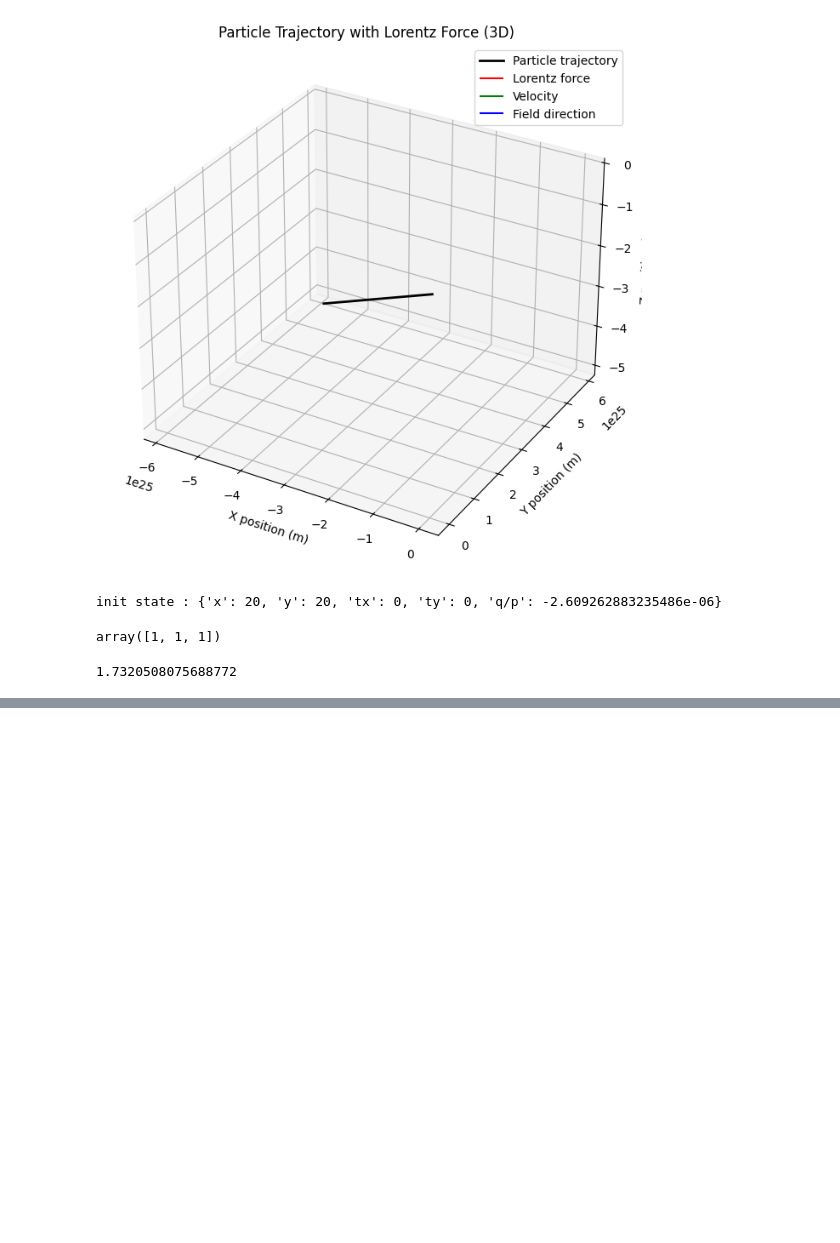
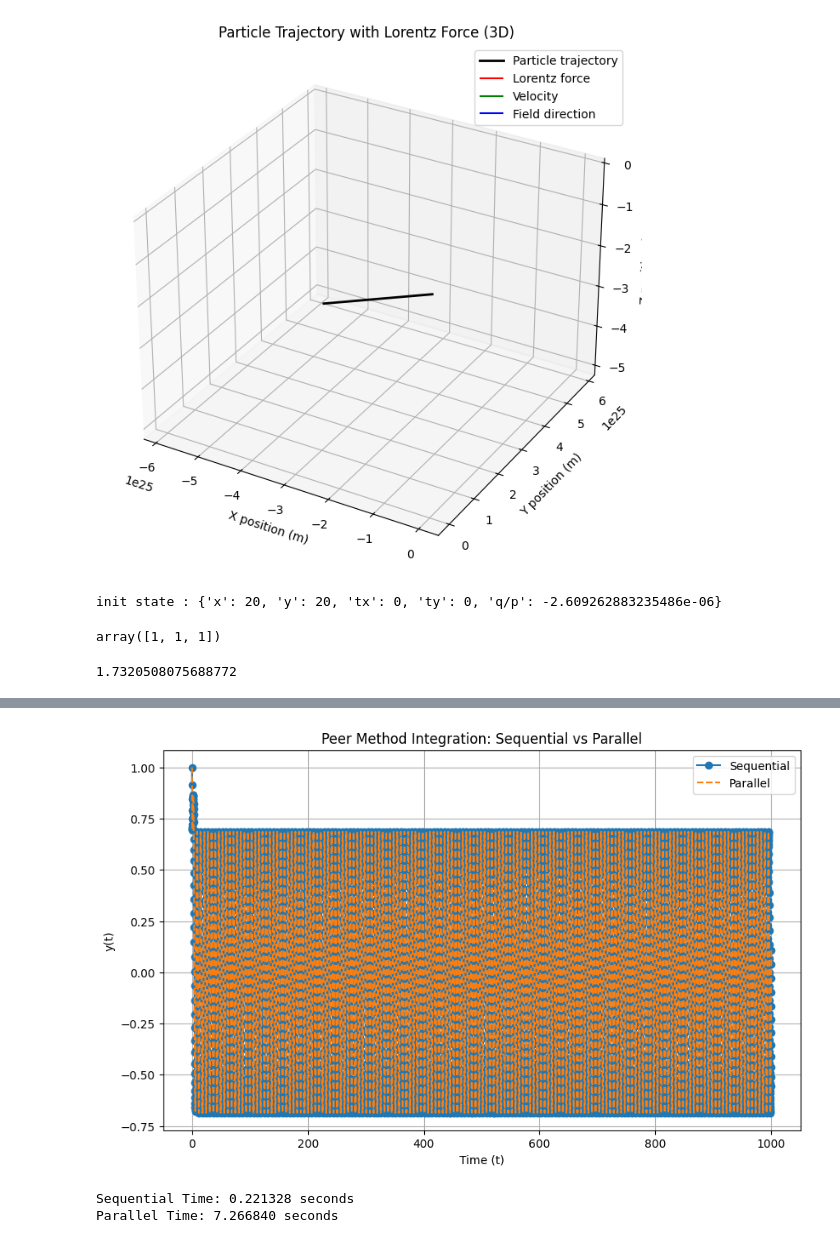
Before and after one commit to GeorgeWilliam1999/TrackExtrapolation, a Jupyter notebook: TrackX_sandbox.ipynb, the cells around one changed output, grey strips where cells are left out. Saved outputs shown, nothing was run; the diff lists cells and outputs as text; code cells hidden in the pictures; blank space fills up the shorter version.

```diff
--- a/TrackX_sandbox.ipynb
+++ b/TrackX_sandbox.ipynb
@@ -416,0 +704,80 @@ np.linalg.norm([1,-1,1])
+# %%
+import numpy as np
+from scipy.linalg import solve
+import matplotlib.pyplot as plt
+from concurrent.futures import ThreadPoolExecutor
+from timeit import timeit
+
+# Define parameters
+s = 3  # Number of stages
+h = 0.1  # Step size
+t_n = 0  # Initial time
+y_n = 1  # Initial value
+steps = 10000  # Number of steps for integration
+
+# Define coefficients for peer method
+a = np.array([[0.5, 0.25, 0.25],
+              [0.25, 0.5, 0.25],
+              [0.25, 0.25, 0.5]])  # Coupling matrix
+b = np.array([1/3, 1/3, 1/3])  # Final weights
+c = np.array([0.2, 0.5, 0.8])  # Nodes
+
+# Define the function f(t, y)
+def f(t, y):
+    return -y + np.sin(t)
+
+# Sequential computation of the stages and solution
+def compute_peer_sequential(y_n, h, t_n):
+    rhs = np.array([y_n + h * f(t_n + c[j] * h, y_n) for j in range(s)])
+    stages = solve(a, rhs)
+    y_n1 = y_n + h * np.dot(b, [f(t_n + c[i] * h, stages[i]) for i in range(s)])
+    return y_n1
+
+# Parallel computation of the stages
+def compute_peer_parallel(y_n, h, t_n):
+    rhs = np.array([y_n + h * f(t_n + c[j] * h, y_n) for j in range(s)])
+    # Use ThreadPoolExecutor to solve the coupled stages in parallel
+    with ThreadPoolExecutor(max_workers=s) as executor:
+        futures = [executor.submit(solve, a, rhs) for _ in range(s)]
+        stages = np.array([future.result()[i] for i, future in enumerate(futures)])
+    y_n1 = y_n + h * np.dot(b, [f(t_n + c[i] * h, stages[i]) for i in range(s)])
+    return y_n1
+
+# Perform time integration and measure time
+def integrate(method, y_0, h, steps):
+    y_values = [y_0]
+    t_values = [0]
+    for step in range(steps):
+        y_n = y_values[-1]
+        t_n = t_values[-1]
+        y_next = method(y_n, h, t_n)
+        y_values.append(y_next)
+        t_values.append(t_n + h)
+    return t_values, y_values
+
+# Measure execution time for both methods
+sequential_time = timeit(lambda: integrate(compute_peer_sequential, y_n, h, steps), number=1)
+parallel_time = timeit(lambda: integrate(compute_peer_parallel, y_n, h, steps), number=1)
+
+# Compute values for plotting
+t_seq, y_seq = integrate(compute_peer_sequential, y_n, h, steps)
+t_par, y_par = integrate(compute_peer_parallel, y_n, h, steps)
+
+# Plot results
+plt.figure(figsize=(10, 6))
+plt.plot(t_seq, y_seq, label="Sequential", marker='o')
+plt.plot(t_par, y_par, label="Parallel", linestyle='--')
+plt.xlabel("Time (t)")
+plt.ylabel("y(t)")
+plt.title("Peer Method Integration: Sequential vs Parallel")
+plt.legend()
+plt.grid(True)
+plt.show()
+
+# Display execution times
+print(f"Sequential Time: {sequential_time:.6f} seconds")
+print(f"Parallel Time: {parallel_time:.6f} seconds")
+# %% [output]
+[figure, added]
+Sequential Time: 0.221328 seconds
+Parallel Time: 7.266840 seconds
```
Also changed, not shown: parts of 38 cells of this notebook, 8 other files.
